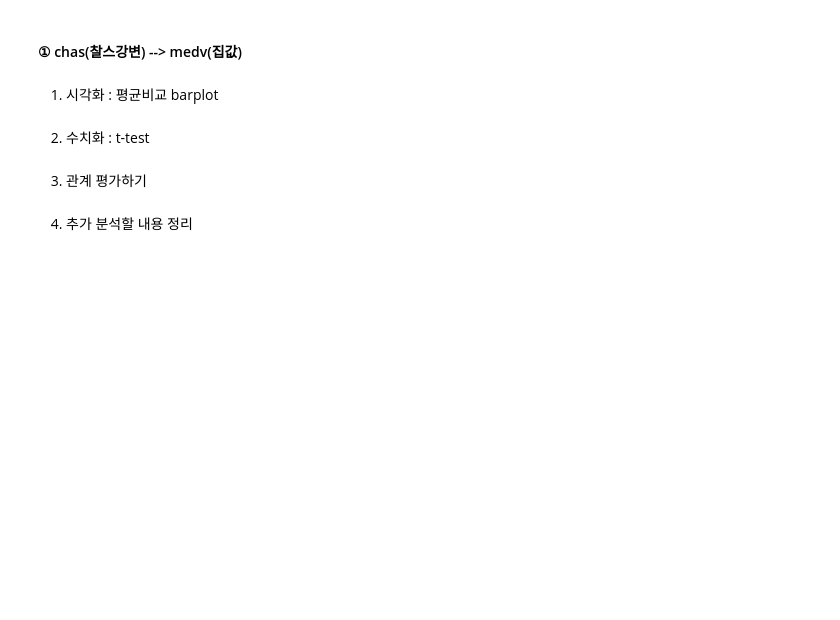
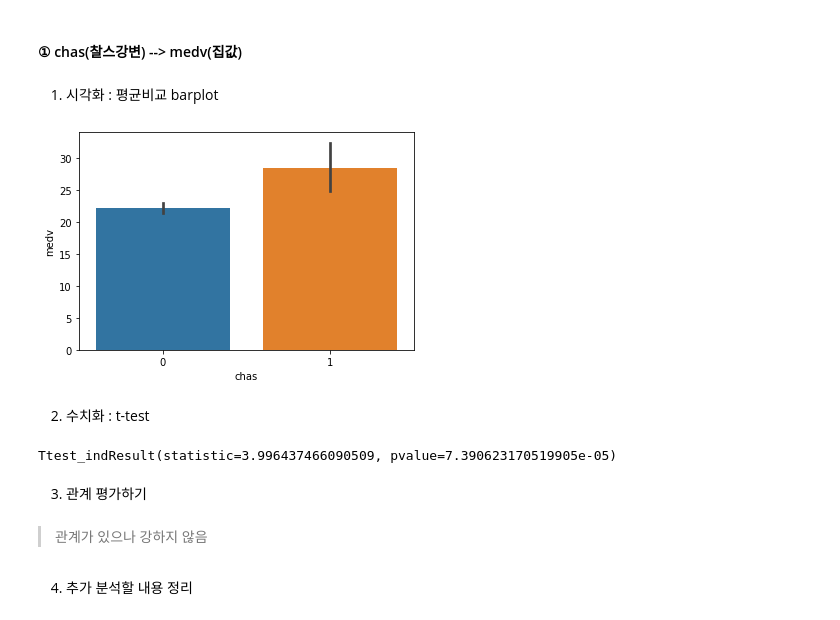
Before and after one commit to ringolove/aivle2201, a Jupyter notebook: python_visualization/14과 이변량분석_종합실습.ipynb, the cells around one changed output. Cells and saved outputs as stored; diff of their text form; code cells hidden in the pictures; blank space fills up the shorter version.

```diff
--- a/python_visualization/14과 이변량분석_종합실습.ipynb
+++ b/python_visualization/14과 이변량분석_종합실습.ipynb
@@ -463,5 +513,10 @@ spst.pearsonr(boston['crim'],boston['medv'])
 #### ① chas(찰스강변) --> medv(집값)
 # %% [markdown]
 1) 시각화 : 평균비교 barplot
+# %%
+sns.barplot(x='chas',y='medv',data=boston)
+plt.show()
+# %% [output]
+[figure, added]
 # %% [markdown]
 2) 수치화 : t-test
@@ -468,5 +526,11 @@ spst.pearsonr(boston['crim'],boston['medv'])
+# %%
+spst.ttest_ind(nochas,chas)
+# %% [output]
+Ttest_indResult(statistic=3.996437466090509, pvalue=7.390623170519905e-05)
 # %% [markdown]
 3) 관계 평가하기
+# %% [markdown]
+> 관계가 있으나 강하지 않음
 # %% [markdown]
 4) 추가 분석할 내용 정리
 # %% [markdown]
```
Also changed, not shown: parts of 41 cells of this notebook, 2 other files.
